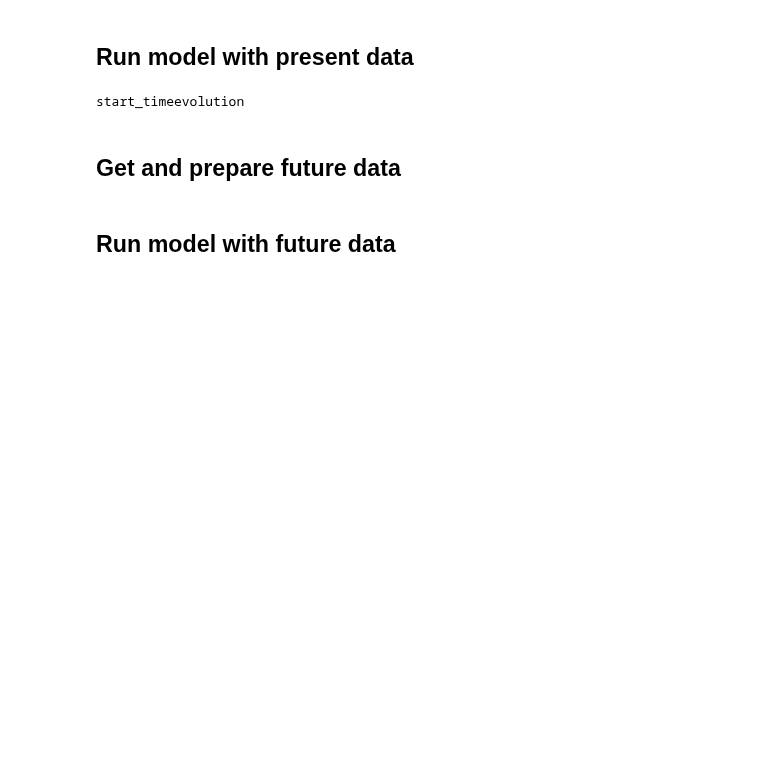
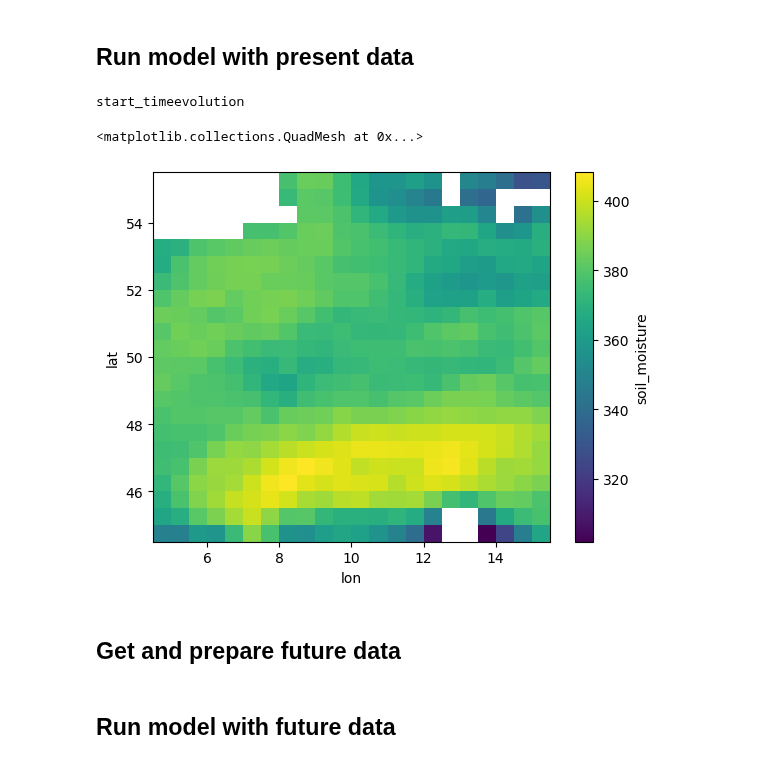
Before and after one commit to JohannaTrost/MSC24-WBM, a Jupyter notebook: final_script.ipynb, the cells around one changed output. Saved outputs shown, nothing was run; the diff lists cells and outputs as text; code cells hidden in the pictures; blank space fills up the shorter version.

```diff
--- a/final_script.ipynb
+++ b/final_script.ipynb
@@ -78,6 +78,11 @@ results = time_evolution(full_data, *params)
 current = out2xarray(results)
 # %% [output]
 start_timeevolution
+# %%
+current['soil_moisture'].mean(dim='time').plot()
+# %% [output]
+<matplotlib.collections.QuadMesh at 0x...>
+[figure, added]
 # %% [markdown]
 ## Get and prepare future data
 # %%
```
Also changed, not shown: parts of 13 cells of this notebook.
